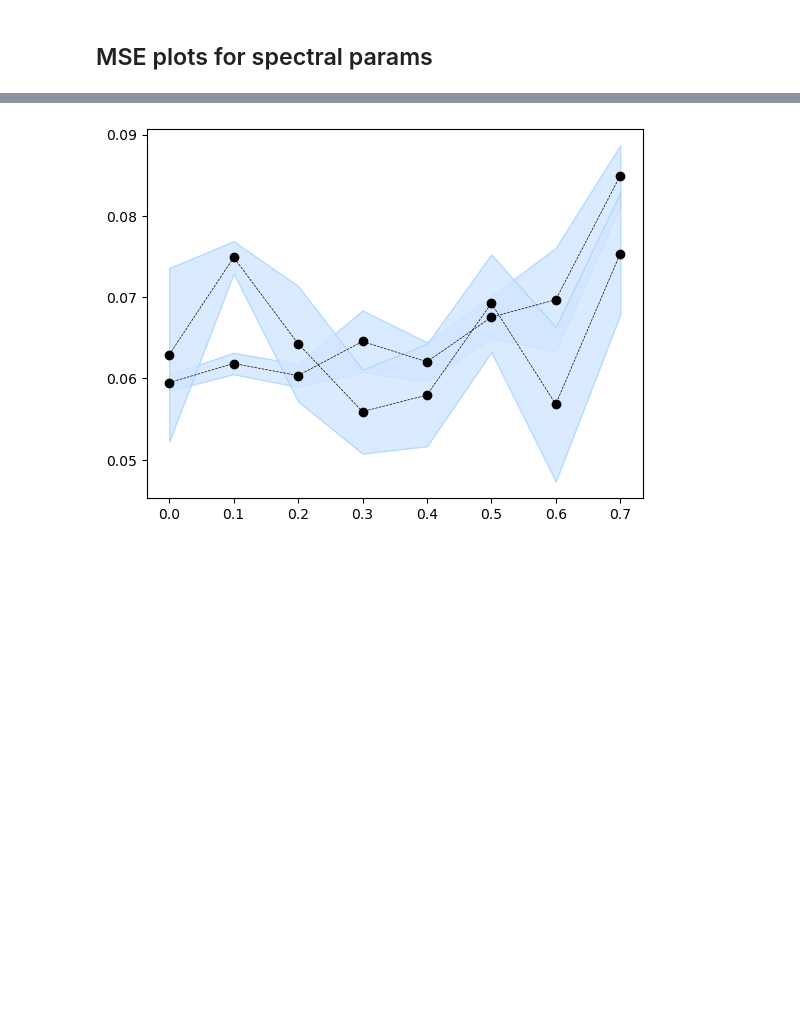
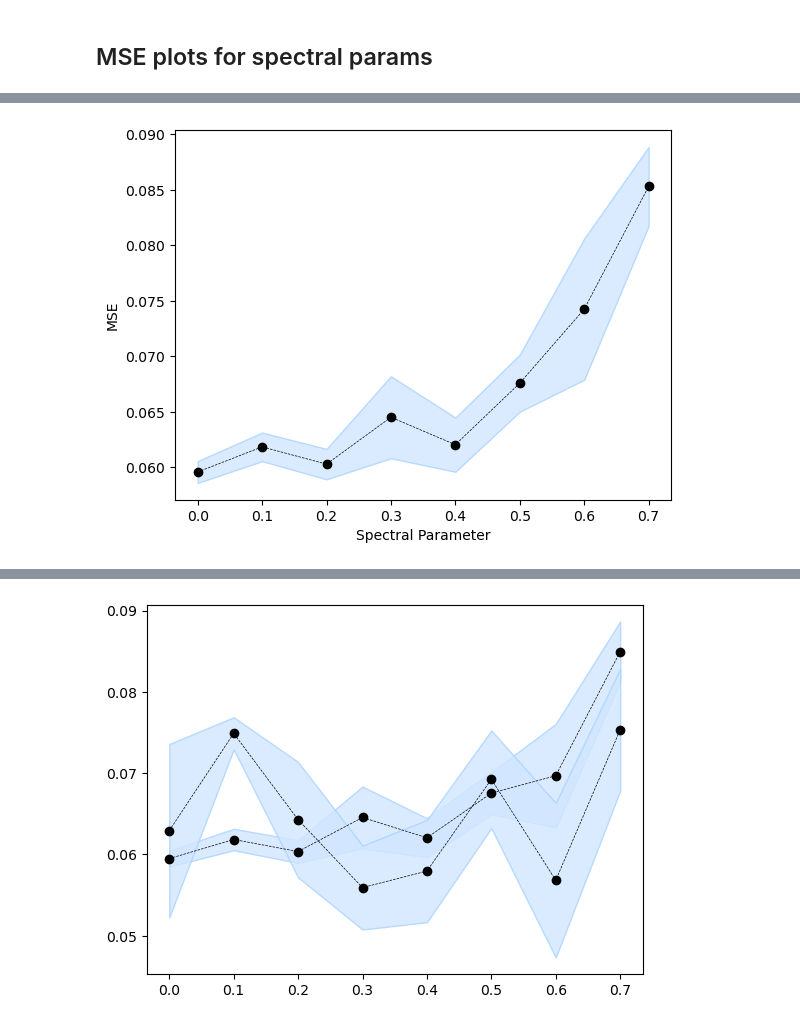
Before and after one commit to aaronwtr/PertEval, a Jupyter notebook: notebooks/results_analysis.ipynb, the cells around one changed output, grey strips where cells are left out. Cells and saved outputs as stored; diff of their text form; code cells hidden in the pictures; blank space fills up the shorter version.

```diff
--- a/notebooks/results_analysis.ipynb
+++ b/notebooks/results_analysis.ipynb
@@ -57,0 +38,3 @@ Name: summary, dtype: object
+# %%
+df2 = pd.read_csv('wandb_baseline_r2.csv')
+df2.head()
@@ -127,5 +133,9 @@ find_spectral_auc(test_mse)
 # %%
 plt.style.use('default')
+# %%
+plot_spectral_curve(test_mse_r2, shading=False, errbar=False)
+# %% [output]
+[figure, added]
 # %%
 #current plot that we think well use
 plot_spectral_curve(test_mse, shading=False, errbar=False)
```
Also changed, not shown: parts of 18 cells of this notebook.
